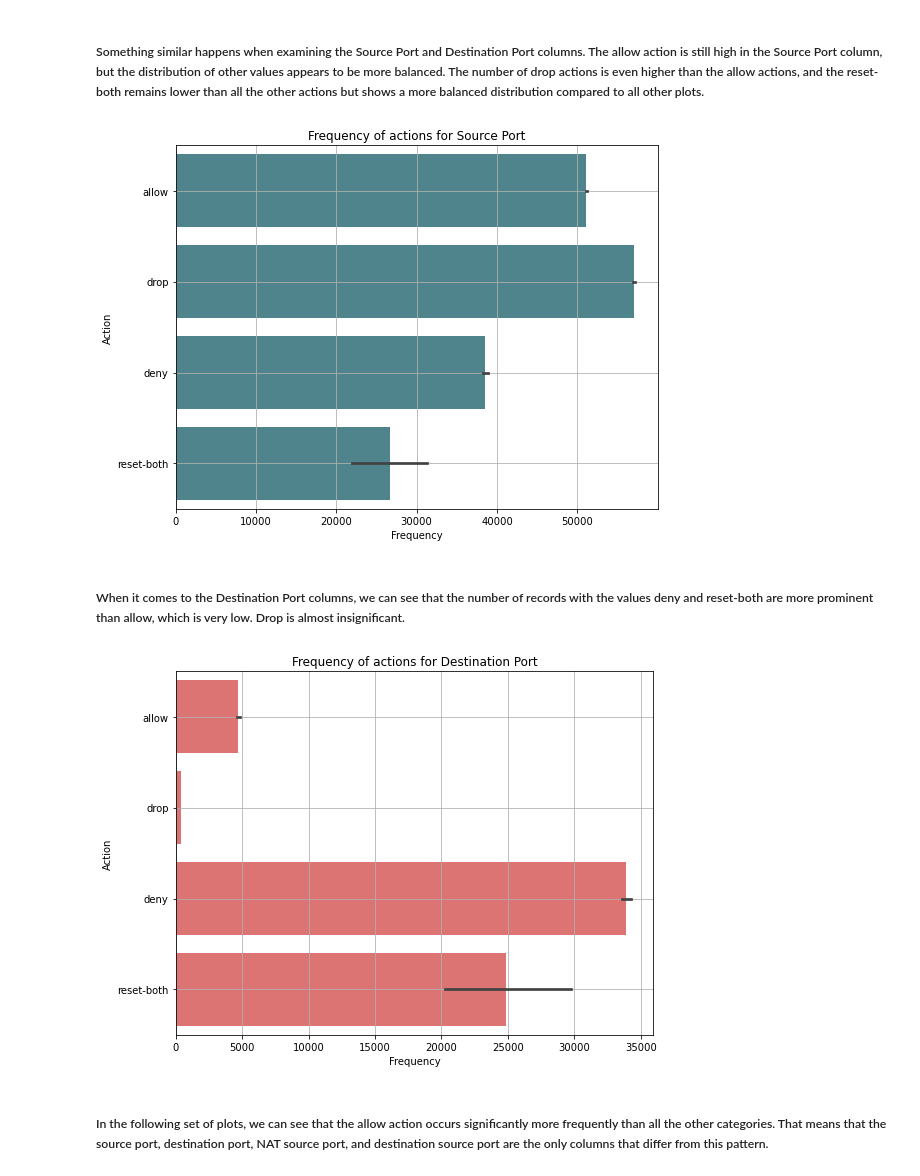
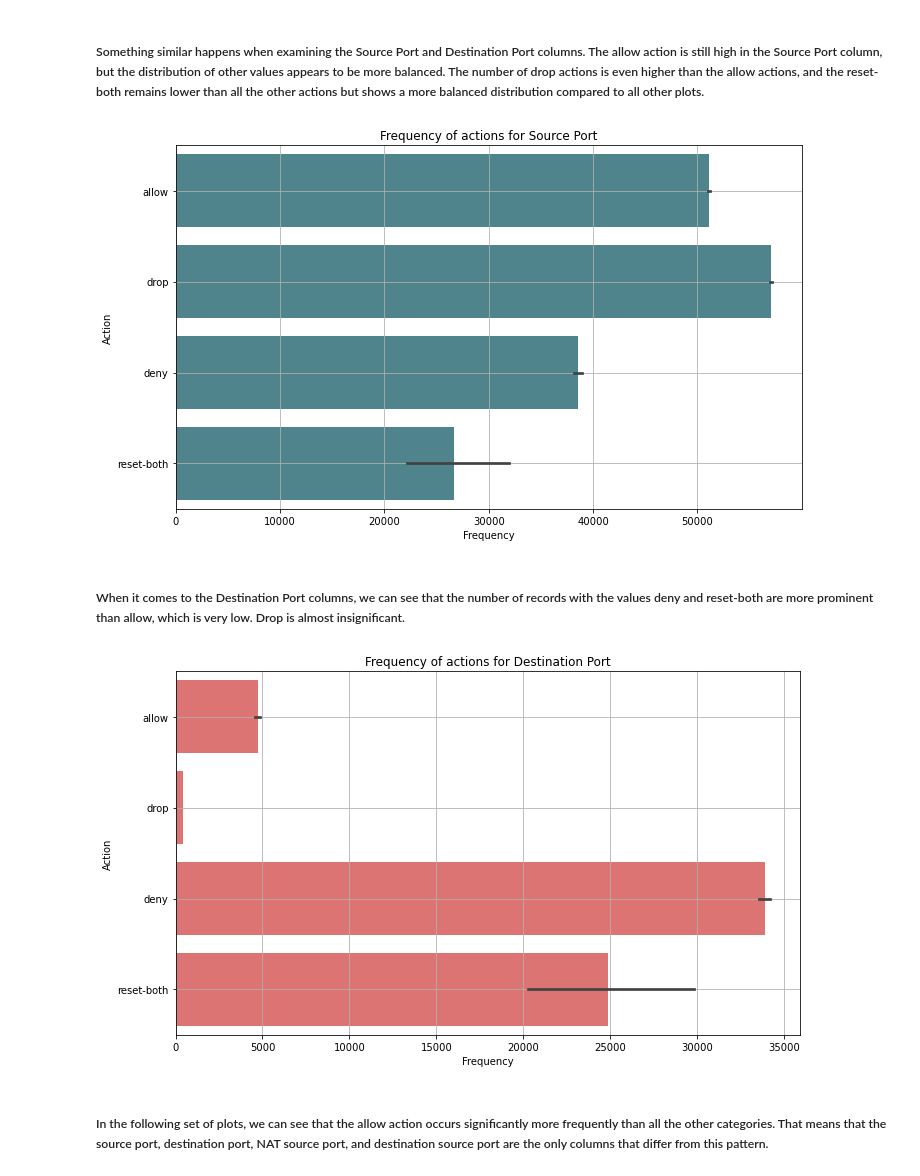
Before and after one commit to carolinedesat/ML_CA1, a Jupyter notebook: Caroline_ML_CA1.ipynb, the cells around one changed output. Drawn from its saved outputs; the diff is of its cells as text; code cells hidden in the pictures.

```diff
--- a/Caroline_ML_CA1.ipynb
+++ b/Caroline_ML_CA1.ipynb
@@ -175,21 +175,21 @@ Reset-both:  42
 # %% [markdown]
 ##### Something similar happens when examining the Source Port and Destination Port columns. The allow action is still high in the Source Port column, but the distribution of other values appears to be more balanced. The number of drop actions is even higher than the allow actions, and the reset-both remains lower than all the other actions but shows a more balanced distribution compared to all other plots.
 # %%
-plt.figure(figsize=(8, 6))
+plt.figure(figsize=(10, 6))
 
 sns.barplot(x=df['Source Port'], y=df['Action'], color='#468B97')
 plt.xlabel('Frequency')
 plt.ylabel('Action')
 plt.title('Frequency of actions for Source Port')
 plt.grid(True)
 plt.tight_layout()
 plt.show()
 # %% [output]
-[figure, old version]
+[figure, new version]
 # %% [markdown]
 ##### When it comes to the Destination Port columns, we can see that the number of records with the values deny and reset-both are more prominent than allow, which is very low. Drop is almost insignificant.
 # %%
-plt.figure(figsize=(8, 6))
+plt.figure(figsize=(10, 6))
 
 sns.barplot(x=df['Destination Port'], y=df['Action'], color='#EF6262')
 plt.xlabel('Frequency')
@@ -199,7 +199,7 @@ plt.grid(True)
 plt.tight_layout()
 plt.show()
 # %% [output]
-[figure, old version]
+[figure, new version]
 # %% [markdown]
 ##### In the following set of plots, we can see that the allow action occurs significantly more frequently than all the other categories. That means that the source port, destination port, NAT source port, and destination source port are the only columns that differ from this pattern.
 # %%
```
Also changed, not shown: parts of 32 cells of this notebook.
